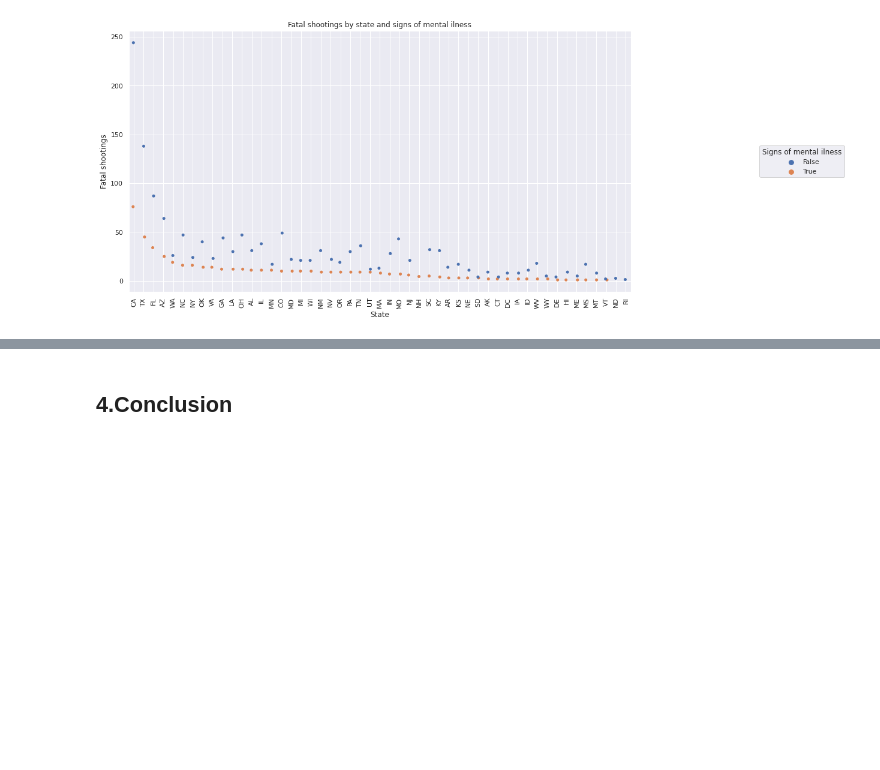
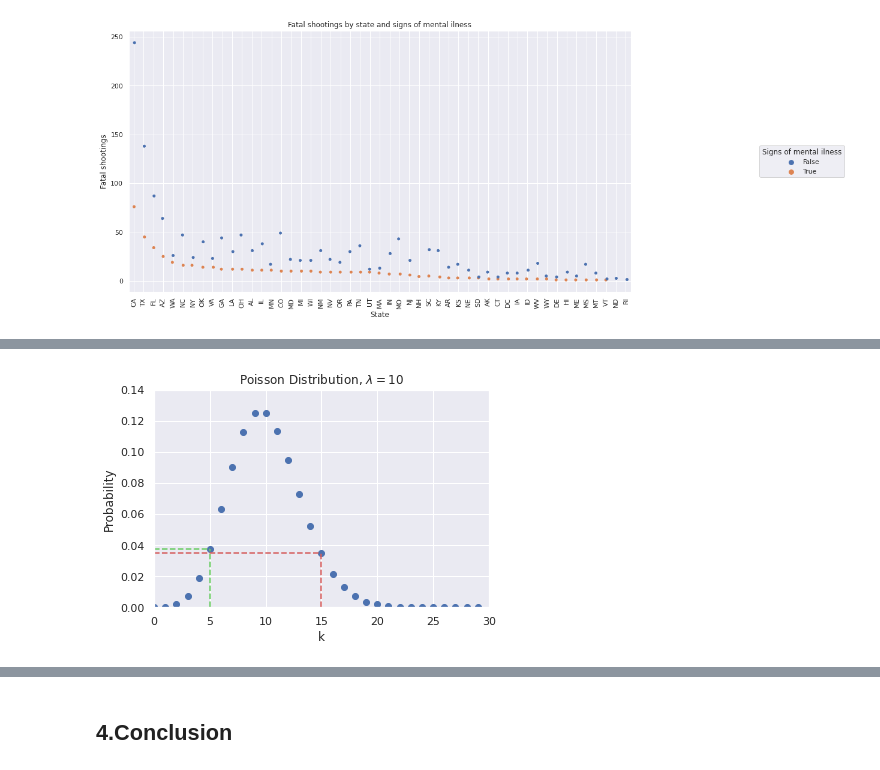
Before and after one commit to ibsa21/Police-brutality-DS-ML, a Jupyter notebook: police_brutality_analysis.ipynb, the cells around one changed output, grey strips where cells are left out. Cells and saved outputs as stored; diff of their text form; code cells hidden in the pictures; blank space fills up the shorter version.

```diff
--- a/police_brutality_analysis.ipynb
+++ b/police_brutality_analysis.ipynb
@@ -611,0 +680,23 @@ plt.show()
+# %%
+expected_lambda = 10 #lasmbda, the "expected" number
+k1 = 5   #k, the actual number, when more than expected
+k2 = 15  #k, the actual number, when less than expected
+x_range = np.arange(0,30)
+ppd = poisson.pmf(x_range, expected_lambda) #poisson probability distribution
+p_k1 = poisson.pmf(k1, expected_lambda) #probability of observing k1
+p_k2 = poisson.pmf(k2, expected_lambda) #and k2
+
+plt.figure()
+plt.plot(x_range,ppd, 'o')
+plt.plot([k1, k1], [0, p_k1], 'g--')
+plt.plot([0, k1], [p_k1, p_k1], 'g--')
+plt.plot([k2, k2], [0, p_k2], 'r--')
+plt.plot([0, k2], [p_k2, p_k2], 'r--')
+plt.title(r'Poisson Distribution, $\lambda=10$')
+plt.xlabel('k')
+plt.ylabel('Probability')
+plt.xlim([0, 30])
+plt.ylim([0, 0.14])
+plt.show()
+# %% [output]
+[figure, added]
```
Also changed, not shown: parts of 28 cells of this notebook.
